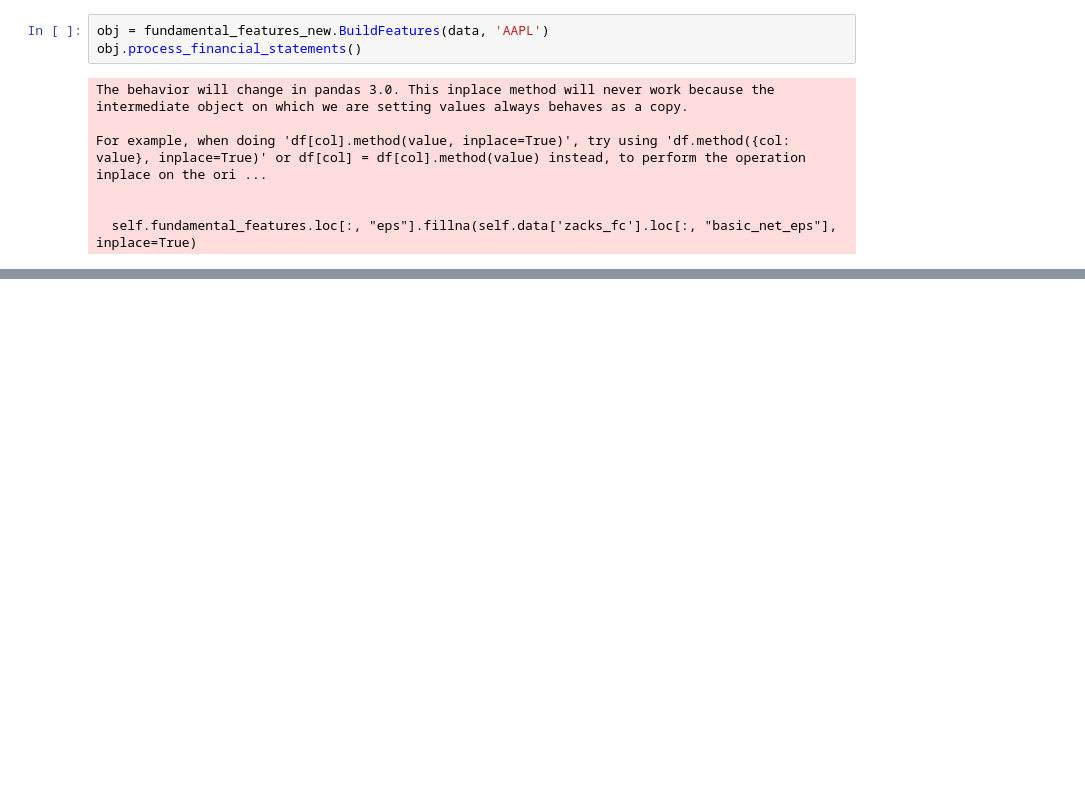
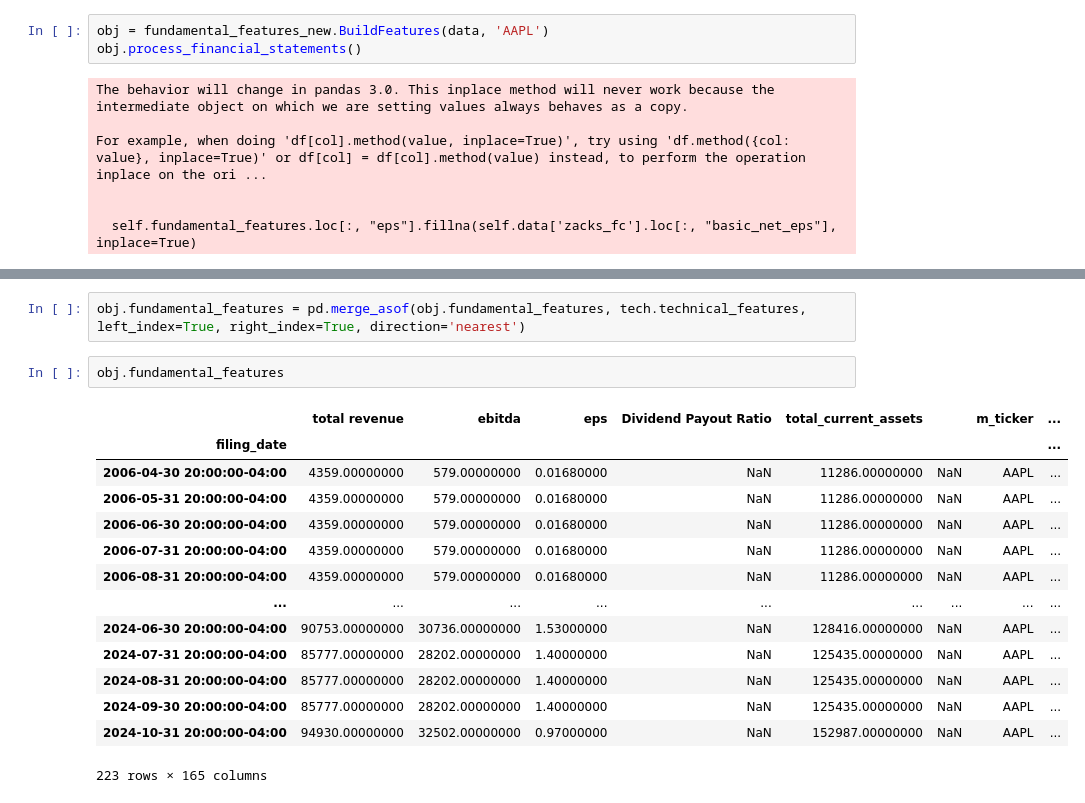
Before and after one commit to FlexiblePlanInvestmentsLtd/Factor-Research, a Jupyter notebook: notebooks/build_fundamental_features.ipynb, the cells around one changed output, grey strips where cells are left out. Saved outputs shown, nothing was run; the diff lists cells and outputs as text; blank space fills up the shorter version.

```diff
--- a/notebooks/build_fundamental_features.ipynb
+++ b/notebooks/build_fundamental_features.ipynb
@@ -101,0 +112,19 @@ stock = price.history(period="max", interval="1d")
+# %%
+obj.fundamental_features = pd.merge_asof(obj.fundamental_features, tech.technical_features, left_index=True, right_index=True, direction='nearest')
+# %%
+obj.fundamental_features
+# %% [output]
+|  | total revenue | ebitda | eps | Dividend Payout Ratio | total_current_assets |  | m_ticker | ... |
+| filing_date |  |  |  |  |  |  |  | ... |
+| 2006-04-30 20:00:00-04:00 | 4359.00000000 | 579.00000000 | 0.01680000 | NaN | 11286.00000000 | NaN | AAPL | ... |
+| 2006-05-31 20:00:00-04:00 | 4359.00000000 | 579.00000000 | 0.01680000 | NaN | 11286.00000000 | NaN | AAPL | ... |
+| 2006-06-30 20:00:00-04:00 | 4359.00000000 | 579.00000000 | 0.01680000 | NaN | 11286.00000000 | NaN | AAPL | ... |
+| 2006-07-31 20:00:00-04:00 | 4359.00000000 | 579.00000000 | 0.01680000 | NaN | 11286.00000000 | NaN | AAPL | ... |
+| 2006-08-31 20:00:00-04:00 | 4359.00000000 | 579.00000000 | 0.01680000 | NaN | 11286.00000000 | NaN | AAPL | ... |
+| ... | ... | ... | ... | ... | ... | ... | ... | ... |
+| 2024-06-30 20:00:00-04:00 | 90753.00000000 | 30736.00000000 | 1.53000000 | NaN | 128416.00000000 | NaN | AAPL | ... |
+| 2024-07-31 20:00:00-04:00 | 85777.00000000 | 28202.00000000 | 1.40000000 | NaN | 125435.00000000 | NaN | AAPL | ... |
+| 2024-08-31 20:00:00-04:00 | 85777.00000000 | 28202.00000000 | 1.40000000 | NaN | 125435.00000000 | NaN | AAPL | ... |
+| 2024-09-30 20:00:00-04:00 | 85777.00000000 | 28202.00000000 | 1.40000000 | NaN | 125435.00000000 | NaN | AAPL | ... |
+| 2024-10-31 20:00:00-04:00 | 94930.00000000 | 32502.00000000 | 0.97000000 | NaN | 152987.00000000 | NaN | AAPL | ... |
+223 rows × 165 columns
```
Also changed, not shown: parts of 9 cells of this notebook, 1 other file.
